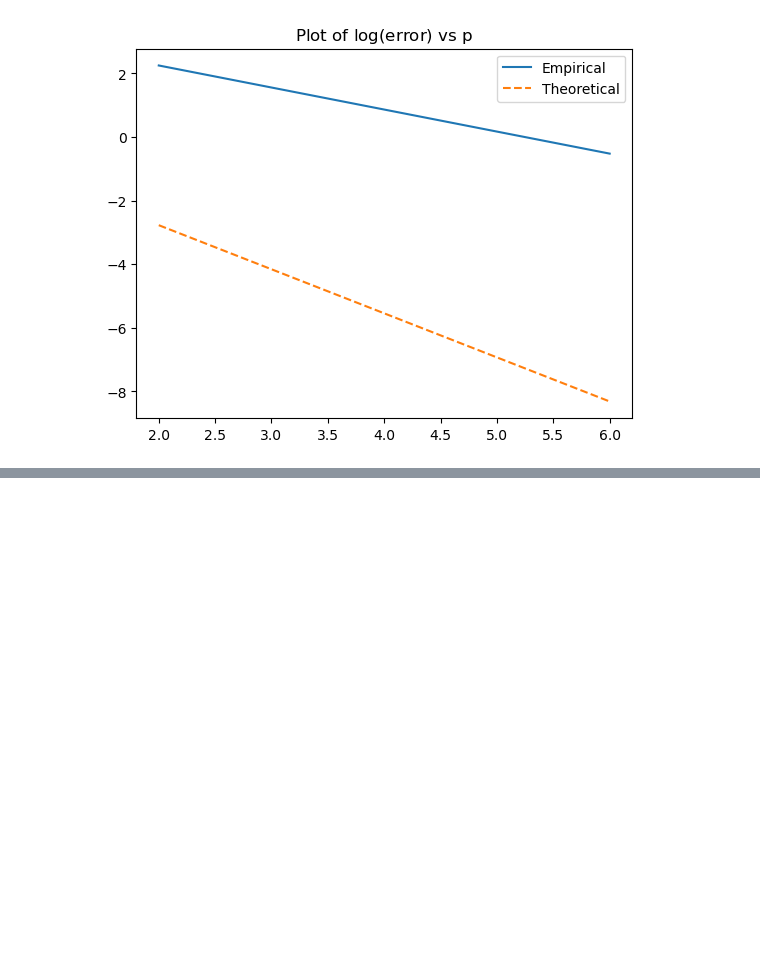
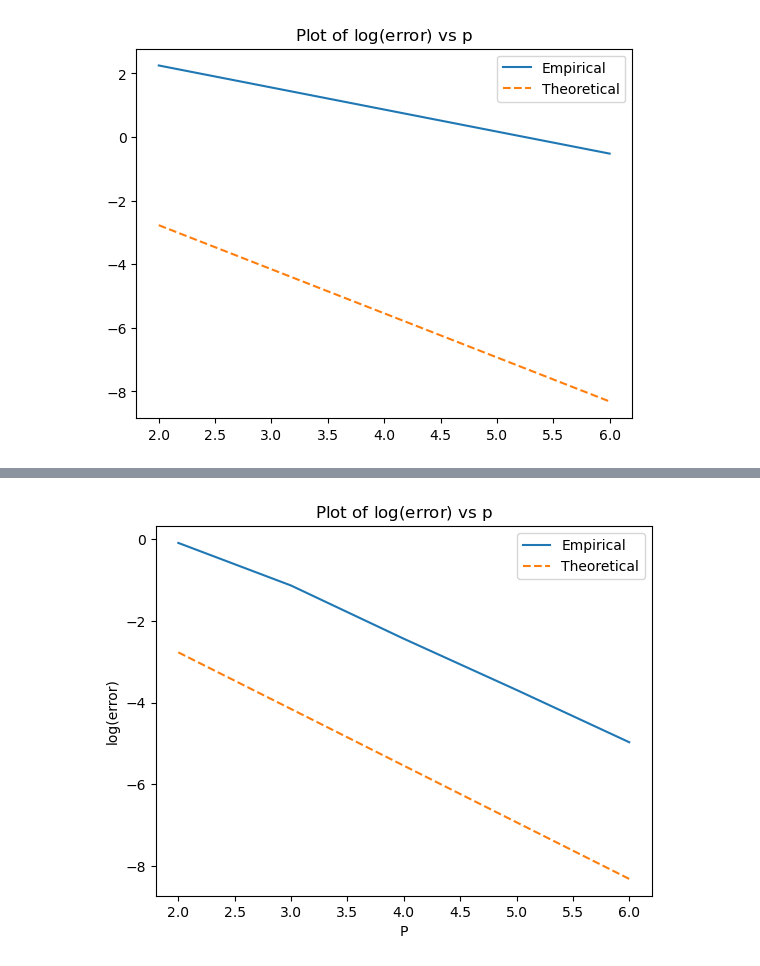
Before and after one commit to MarcusKNielsen/FEM, a Jupyter notebook: week 2/week2.ipynb, the cells around one changed output, grey strips where cells are left out. Drawn from its saved outputs; the diff is of its cells as text; code cells hidden in the pictures; blank space fills up the shorter version.

```diff
--- a/week 2/week2.ipynb
+++ b/week 2/week2.ipynb
@@ -701,0 +773,27 @@ plt.show()
+# %%
+ufun = lambda x,y: np.sin(x)*np.sin(y)
+
+P = list(range(2,7))
+error = np.zeros(len(P))
+
+for i,p in enumerate(P):
+    noelms1 = 2**p
+    noelms2 = 2**p
+
+    u, VX, VY = BVP2D(x0,y0,L1,L2,noelms1,noelms2,qt,lam1,lam2,f,q)
+    u_exact = ufun(VX,VY)
+    error[i] = np.linalg.norm(u-u_exact, np.inf)
+
+DOF = [(2**p+1)**2 for p in P]
+
+#plt.loglog(DOF,error,'r--')
+#plt.semilogy(P,error)
+plt.plot(P,np.log(error), label='Empirical')
+plt.plot(P,-2*np.log(2)*np.array(P),'--', label='Theoretical')
+plt.title(r"Plot of $\log(\text{error})$ vs p")
+plt.xlabel("P")
+plt.ylabel("log(error)")
+plt.legend()
+plt.show()
+# %% [output]
+[figure, added]
```
Also changed, not shown: parts of 7 cells of this notebook.
